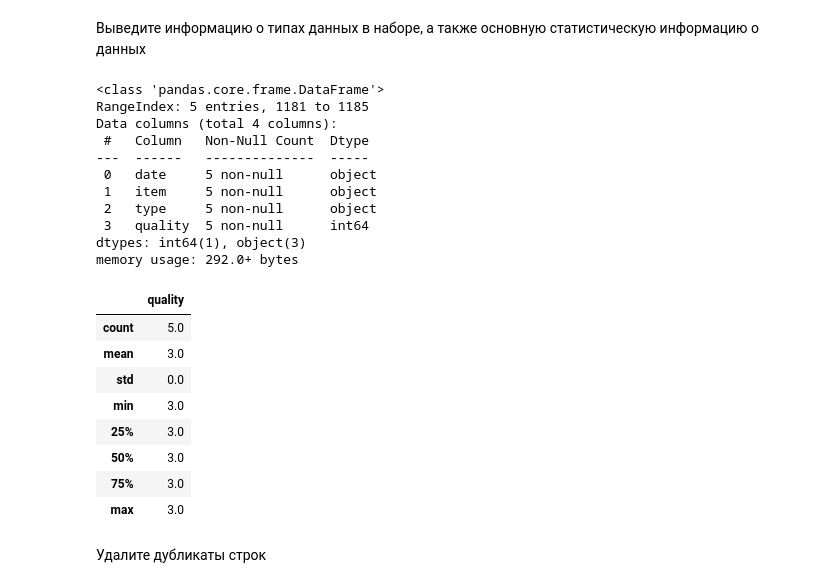
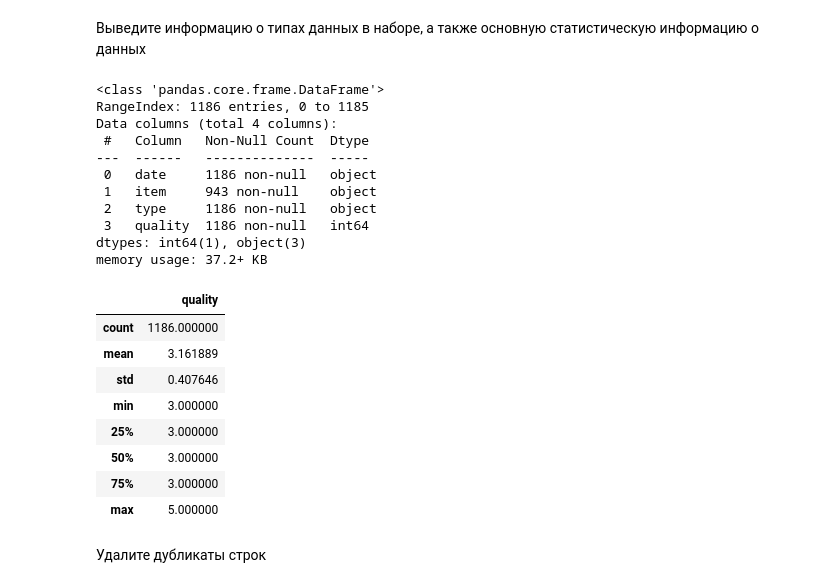
Before and after one commit to ArtGMlg/Practical_programming, a Jupyter notebook: Практикум_6.ipynb, the cells around one changed output. Saved outputs shown, nothing was run; the diff lists cells and outputs as text; code cells hidden in the pictures.

```diff
--- a/Практикум_6.ipynb
+++ b/Практикум_6.ipynb
@@ -84,29 +47,29 @@ df.tail(5)
 # %% [markdown]
 Выведите информацию о типах данных в наборе, а также основную статистическую информацию о данных
 # %%
-df.tail(5).info()
-df.tail(5).describe()
+df.info()
+df.describe()
 # %% [output]
 <class 'pandas.core.frame.DataFrame'>
-RangeIndex: 5 entries, 1181 to 1185
+RangeIndex: 1186 entries, 0 to 1185
 Data columns (total 4 columns):
  #   Column   Non-Null Count  Dtype
 ---  ------   --------------  -----
- 0   date     5 non-null      object
- 1   item     5 non-null      object
- 2   type     5 non-null      object
- 3   quality  5 non-null      int64
+ 0   date     1186 non-null   object
+ 1   item     943 non-null    object
+ 2   type     1186 non-null   object
+ 3   quality  1186 non-null   int64
 dtypes: int64(1), object(3)
-memory usage: 292.0+ bytes
+memory usage: 37.2+ KB
 |  | quality |
-| count | 5.0 |
-| mean | 3.0 |
-| std | 0.0 |
-| min | 3.0 |
-| 25% | 3.0 |
-| 50% | 3.0 |
-| 75% | 3.0 |
-| max | 3.0 |
+| count | 1186.000000 |
+| mean | 3.161889 |
+| std | 0.407646 |
+| min | 3.000000 |
+| 25% | 3.000000 |
+| 50% | 3.000000 |
+| 75% | 3.000000 |
+| max | 5.000000 |
 # %% [markdown]
 Удалите дубликаты строк
 # %%
```
Also changed, not shown: parts of 17 cells of this notebook, 7 other files.
